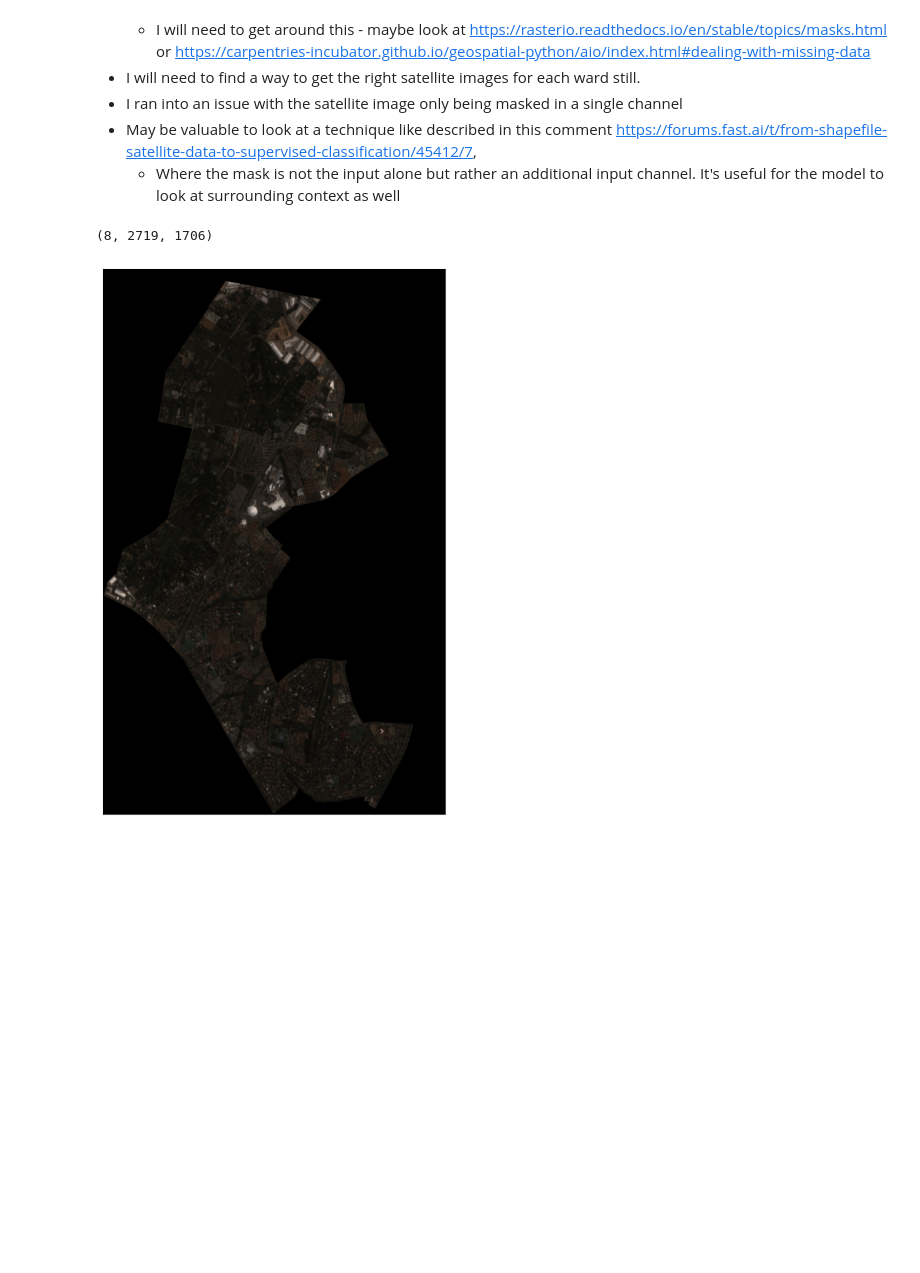
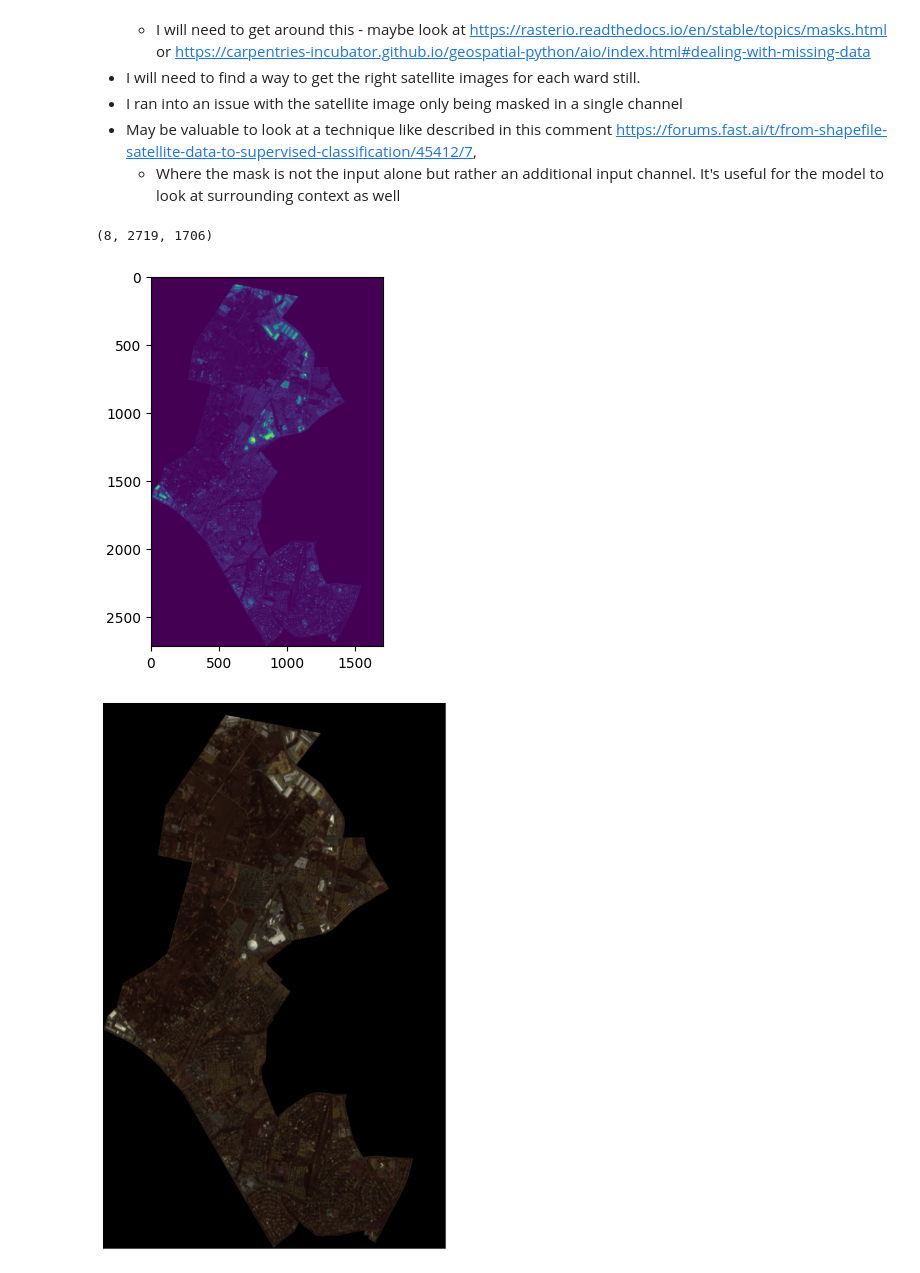
Before and after one commit to Emily-RoseSteyn/measuring-quality-of-life-gauteng, a Jupyter notebook: notebooks/chunk-satellite data.ipynb, the cells around one changed output. Saved outputs shown, nothing was run; the diff lists cells and outputs as text; code cells hidden in the pictures; blank space fills up the shorter version.

```diff
--- a/notebooks/chunk-satellite data.ipynb
+++ b/notebooks/chunk-satellite data.ipynb
@@ -71,11 +71,17 @@ with rasterio.open(image_file) as src:
         try:
             out_profile = src.profile.copy()
             out_image, out_transform = mask(src, geom, crop=True)
+            print(out_image.shape)
 
-            out_profile.update({"driver": "GTiff",
+            out_profile.update({
+                "driver": "GTiff",
                 "height": out_image.shape[1],
                 "width": out_image.shape[2],
-                "transform": out_transform})
+                "transform": out_transform,
+                "count": 8,
+                "nodata": None,
+                "dtype": out_image.dtype,
+                "crs": raster_crs})
             out_ward = record['ward_id']
 
             with rasterio.open(f"{output_dir}/{out_ward}.tif", "w", **out_profile) as dest:
@@ -114,14 +120,16 @@ Failed to mask Input shapes do not overlap raster.
     - Where the mask is not the input alone but rather an additional input channel. It's useful for the model to look at surrounding context as well
 # %%
 print(out_image.shape)
+show(out_image[0])
 ep.plot_rgb(
     out_image,
-    rgb=(4,3,2)
+    rgb=(6, 4, 2)
 )
 plt.show()
 # %% [output]
 (8, 2719, 1706)
-[figure, old version]
+[figure, new version]
+[figure, added]
 # %%
 with rasterio.open(f"{output_dir}/79800134.tif") as src:
     print(src.shape)
```
Also changed, not shown: parts of 2 cells of this notebook.
